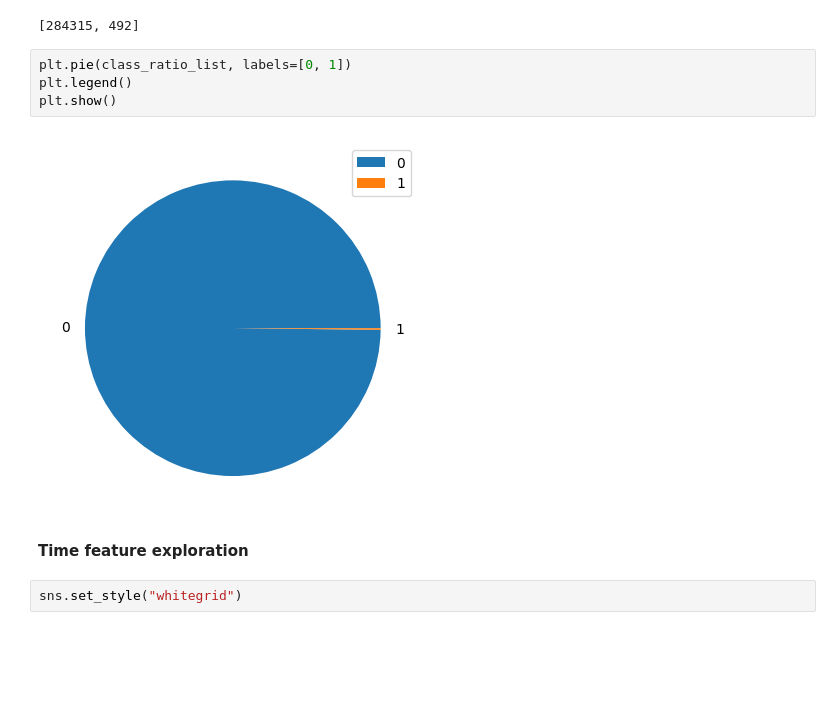
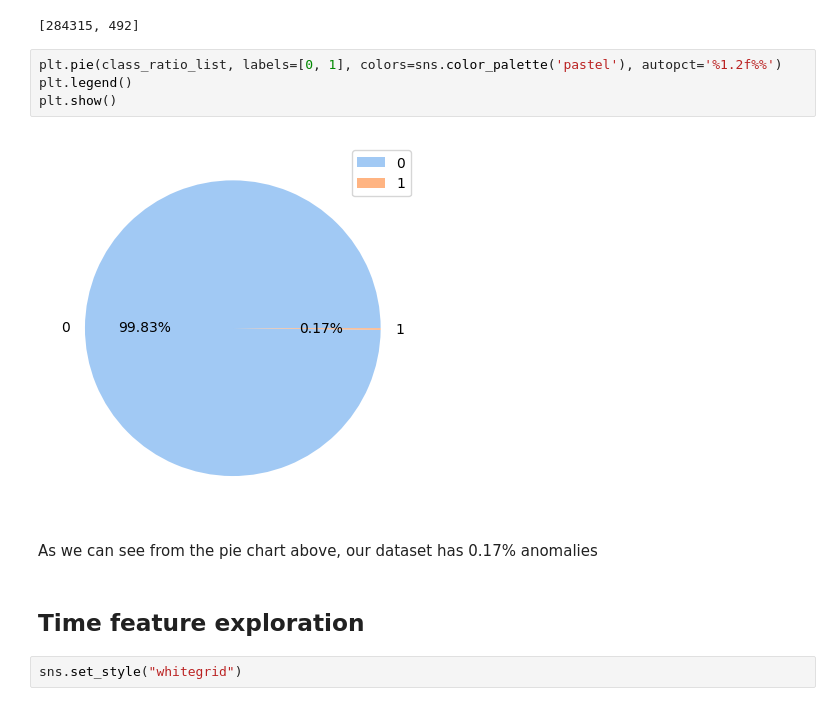
Before and after one commit to SamaSamrin/2024, a Jupyter notebook: Isolation_Forest_1.ipynb, the cells around one changed output. Cells and saved outputs as stored; diff of their text form; blank space fills up the shorter version.

```diff
--- a/Isolation_Forest_1.ipynb
+++ b/Isolation_Forest_1.ipynb
@@ -105,13 +102,15 @@ print(class_ratio_list)
 # %% [output]
 [284315, 492]
 # %%
-plt.pie(class_ratio_list, labels=[0, 1])
+plt.pie(class_ratio_list, labels=[0, 1], colors=sns.color_palette('pastel'), autopct='%1.2f%%')
 plt.legend()
 plt.show()
 # %% [output]
-[figure, old version]
+[figure, new version]
+# %% [markdown]
+As we can see from the pie chart above, our dataset has 0.17% anomalies
 # %% [markdown]
-**Time feature exploration**
+## **Time feature exploration**
 # %%
 sns.set_style("whitegrid")
 # %%
```
Also changed, not shown: parts of 26 cells of this notebook.
